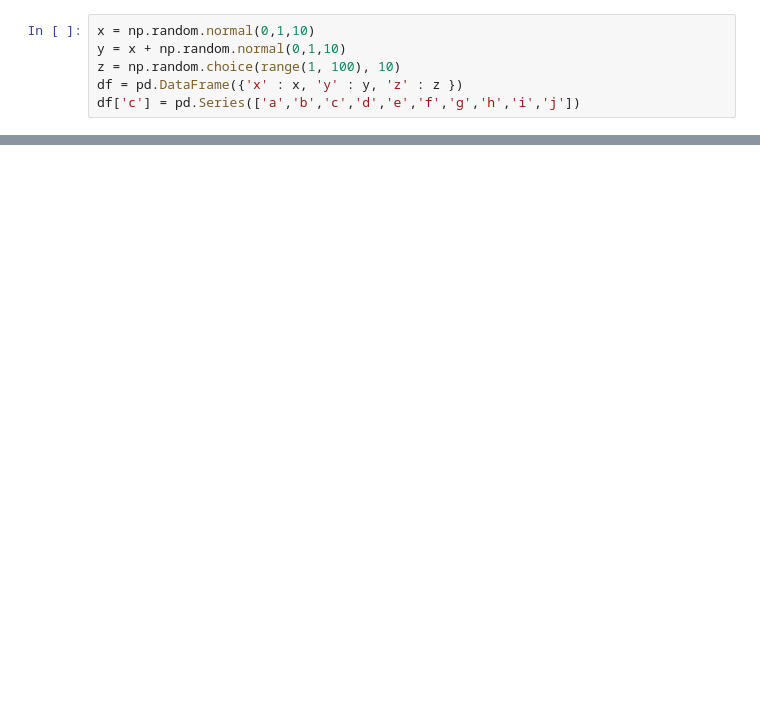
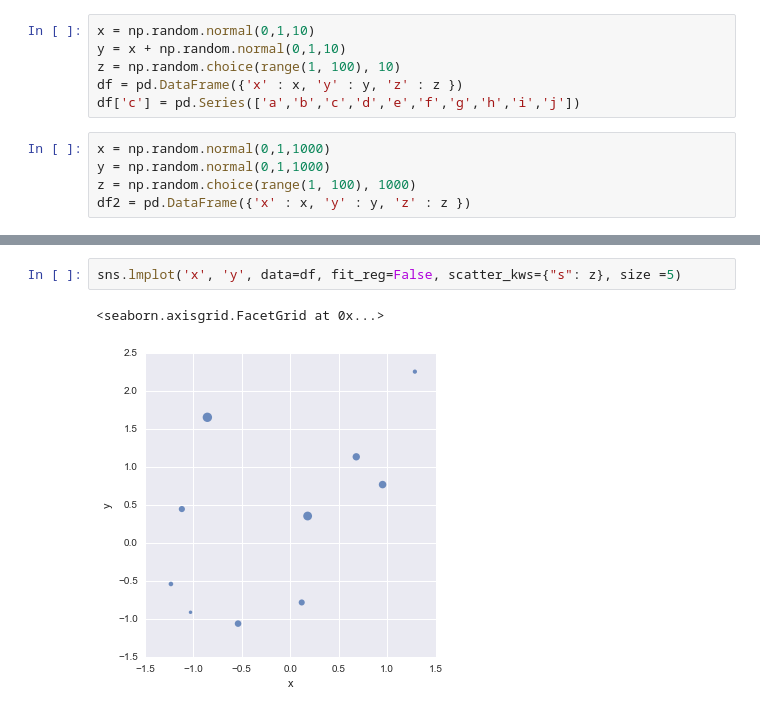
Before and after one commit to felixfan/scripts, a Jupyter notebook: python/ipynb/plots.ipynb, the cells around one changed output, grey strips where cells are left out. Cells and saved outputs as stored; diff of their text form; blank space fills up the shorter version.

```diff
--- a/python/ipynb/plots.ipynb
+++ b/python/ipynb/plots.ipynb
@@ -12,3 +20,8 @@ y = x + np.random.normal(0,1,10)
 z = np.random.choice(range(1, 100), 10)
 df = pd.DataFrame({'x' : x, 'y' : y, 'z' : z })
 df['c'] = pd.Series(['a','b','c','d','e','f','g','h','i','j'])
+# %%
+x = np.random.normal(0,1,1000)
+y = np.random.normal(0,1,1000)
+z = np.random.choice(range(1, 100), 1000)
+df2 = pd.DataFrame({'x' : x, 'y' : y, 'z' : z })
@@ -23,0 +53,5 @@ ggplot(df, aes(x='x',y='y',size='z')) + geom_point() + theme_bw()
+# %%
+sns.lmplot('x', 'y', data=df, fit_reg=False, scatter_kws={"s": z}, size =5)
+# %% [output]
+<seaborn.axisgrid.FacetGrid at 0x...>
+[figure, added]
```
Also changed, not shown: parts of 26 cells of this notebook.
